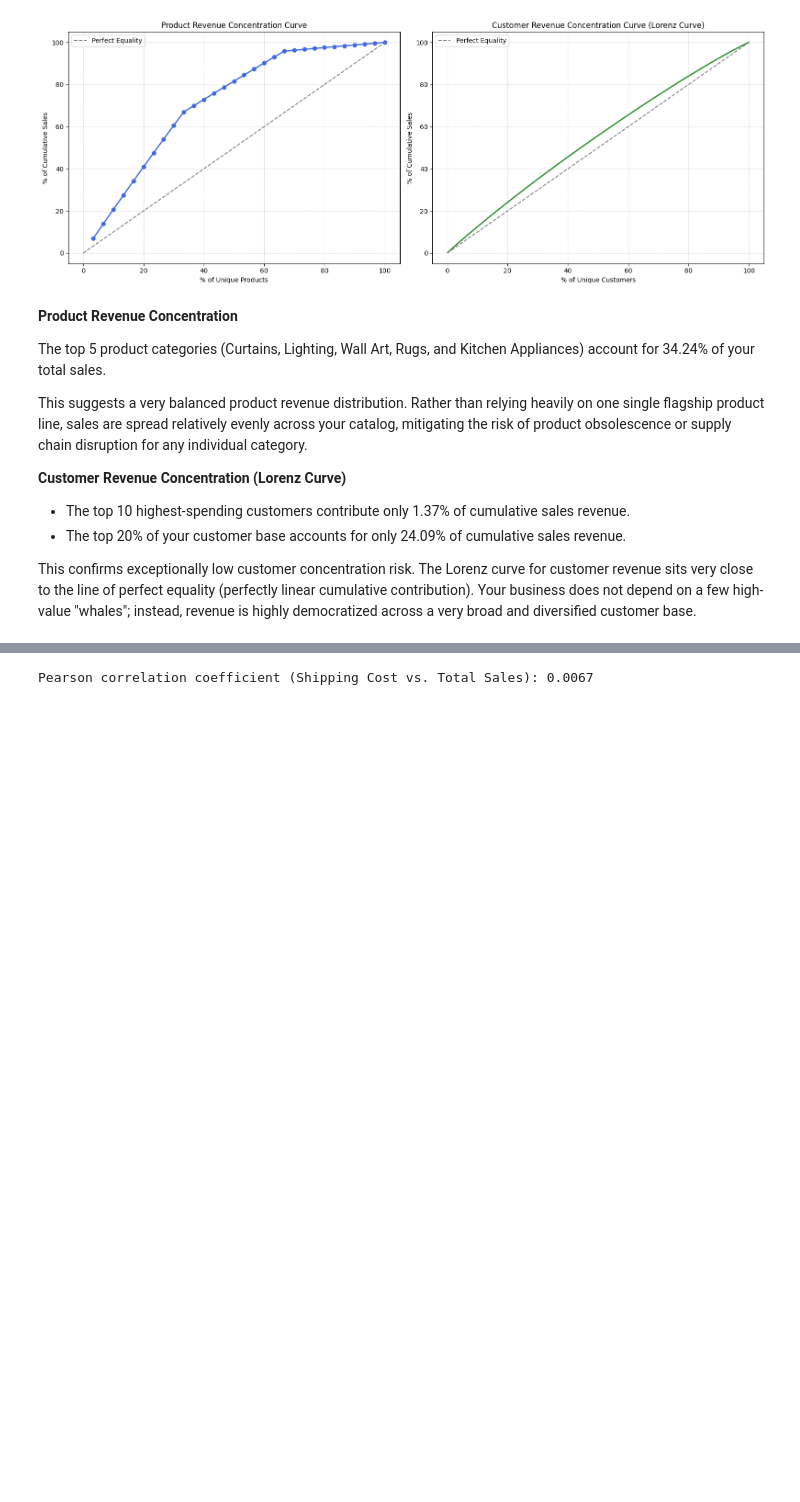
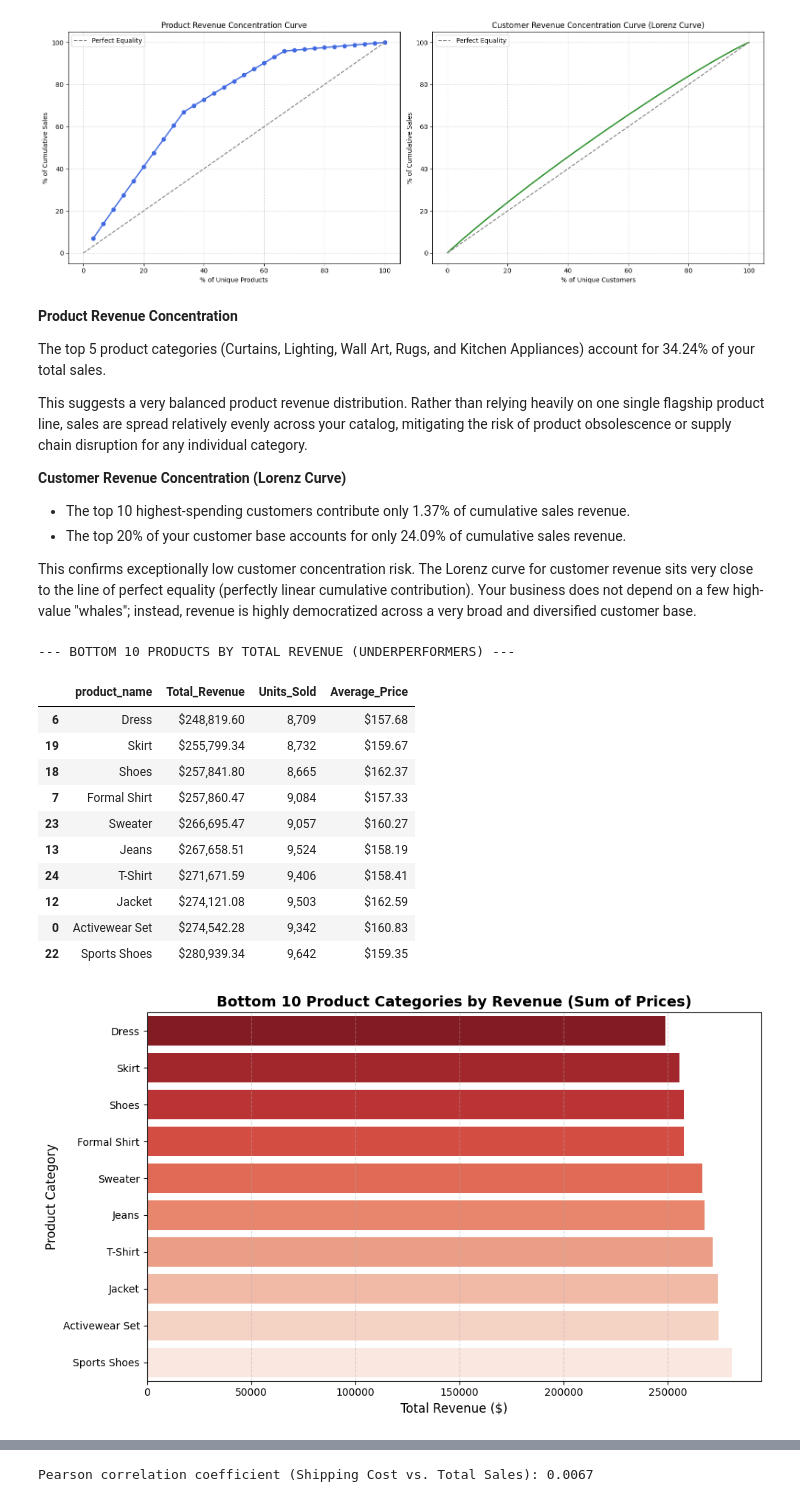
Before and after one commit to VY-MS123/NTUC_Capstone_MarketAnalysis, a Jupyter notebook: Capstone_Market.ipynb, the cells around one changed output, grey strips where cells are left out. Saved outputs shown, nothing was run; the diff lists cells and outputs as text; code cells hidden in the pictures; blank space fills up the shorter version.

```diff
--- a/Capstone_Market.ipynb
+++ b/Capstone_Market.ipynb
@@ -532,3 +532,62 @@ This suggests a very balanced product revenue distribution. Rather than relying
  - The top 20% of your customer base accounts for only 24.09% of cumulative sales revenue.
 
 This confirms exceptionally low customer concentration risk. The Lorenz curve for customer revenue sits very close to the line of perfect equality (perfectly linear cumulative contribution). Your business does not depend on a few high-value "whales"; instead, revenue is highly democratized across a very broad and diversified customer base.
+# %%
+import pandas as pd
+import matplotlib.pyplot as plt
+import seaborn as sns
+
+# 1. Load data
+purch_url = 'https://raw.githubusercontent.com/VY-MS123/NTUC_Capstone_MarketAnalysis/refs/heads/main/purchase.csv'
+df_purch = pd.read_csv(purch_url)
+
+# Ensure user rule: sales = price
+df_purch['Sales'] = df_purch['price']
+
+# 2. Aggregate sales per product
+product_summary = df_purch.groupby('product_name').agg(
+    Total_Revenue=('Sales', 'sum'),
+    Units_Sold=('quantity', 'sum'),
+    Average_Price=('price', 'mean')
+).reset_index().sort_values(by='Total_Revenue', ascending=True)
+
+# Let's flag bottom 10 products contributing the least to revenue
+bottom_10_products = product_summary.head(10)
+
+print("--- BOTTOM 10 PRODUCTS BY TOTAL REVENUE (UNDERPERFORMERS) ---")
+display(bottom_10_products.style.format({
+    'Total_Revenue': '${:,.2f}',
+    'Units_Sold': '{:,}',
+    'Average_Price': '${:,.2f}'
+}))
+
+# 3. Visualize underperforming products
+plt.figure(figsize=(10, 6))
+sns.barplot(
+    data=bottom_10_products,
+    x='Total_Revenue',
+    y='product_name',
+    palette='Reds_r',
+    hue='product_name',
+    legend=False
+)
+plt.title('Bottom 10 Product Categories by Revenue (Sum of Prices)', fontsize=14, fontweight='bold')
+plt.xlabel('Total Revenue ($)', fontsize=12)
+plt.ylabel('Product Category', fontsize=12)
+plt.grid(True, axis='x', linestyle='--', alpha=0.5)
+plt.tight_layout()
+plt.show()
+# %% [output]
+--- BOTTOM 10 PRODUCTS BY TOTAL REVENUE (UNDERPERFORMERS) ---
+|  | product_name | Total_Revenue | Units_Sold | Average_Price |
+| 6 | Dress | $248,819.60 | 8,709 | $157.68 |
+| 19 | Skirt | $255,799.34 | 8,732 | $159.67 |
+| 18 | Shoes | $257,841.80 | 8,665 | $162.37 |
+| 7 | Formal Shirt | $257,860.47 | 9,084 | $157.33 |
+| 23 | Sweater | $266,695.47 | 9,057 | $160.27 |
+| 13 | Jeans | $267,658.51 | 9,524 | $158.19 |
+| 24 | T-Shirt | $271,671.59 | 9,406 | $158.41 |
+| 12 | Jacket | $274,121.08 | 9,503 | $162.59 |
+| 0 | Activewear Set | $274,542.28 | 9,342 | $160.83 |
+| 22 | Sports Shoes | $280,939.34 | 9,642 | $159.35 |
+[figure, added]
```
Also changed, not shown: parts of 1 cell of this notebook.
